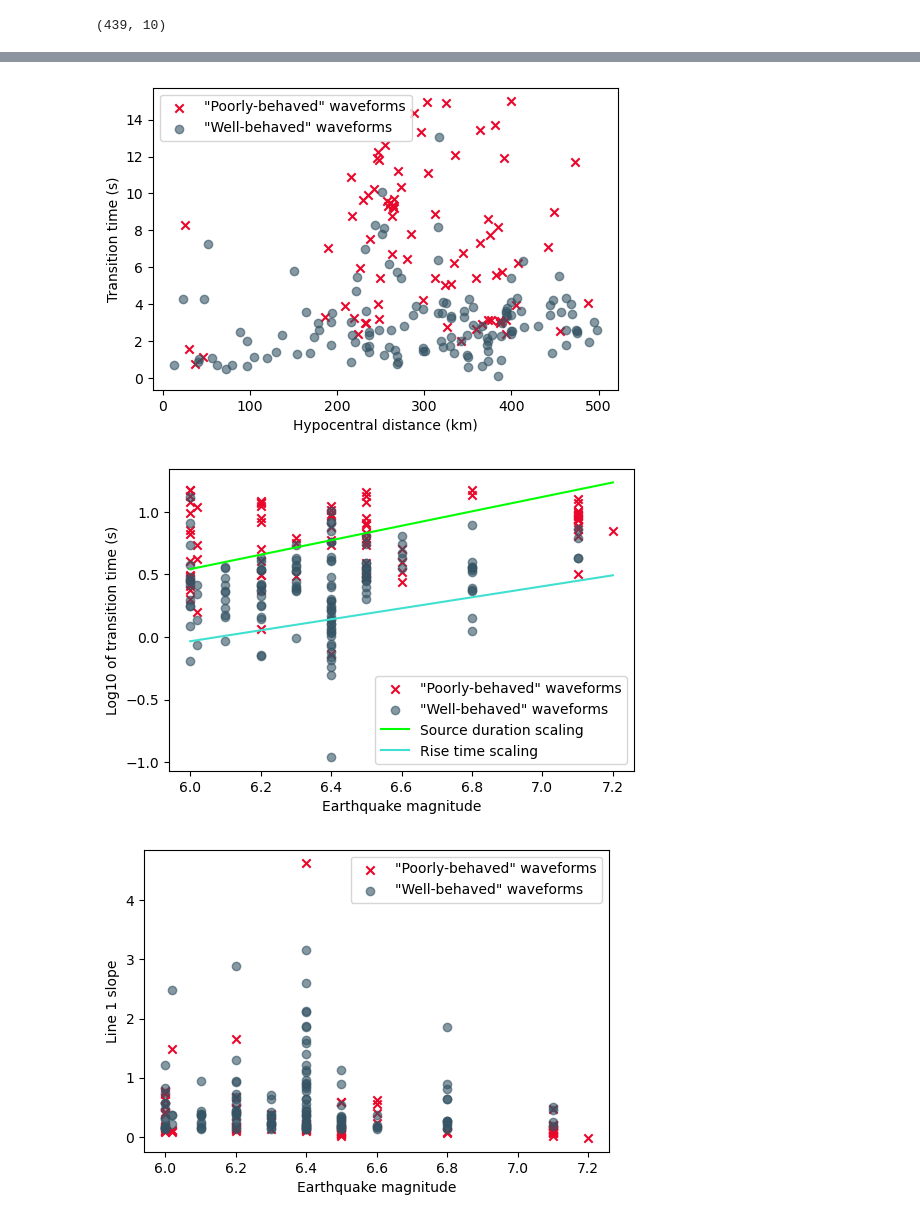
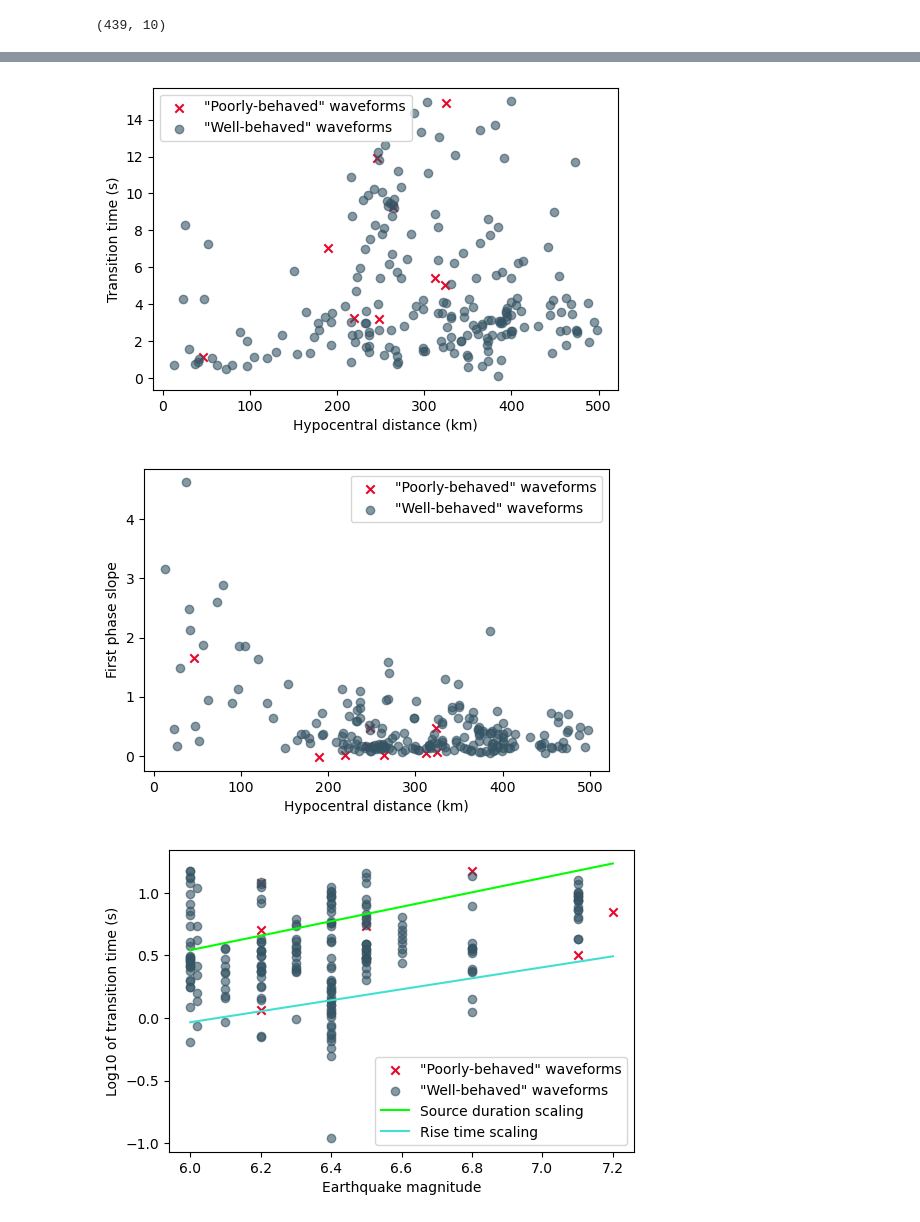
Before and after one commit to UO-Geophysics/strain, a Jupyter notebook: ipynbs/filtered_strain/7_MCMC_error_sort.ipynb, the cells around one changed output, grey strips where cells are left out. Cells and saved outputs as stored; diff of their text form; code cells hidden in the pictures.

```diff
--- a/ipynbs/filtered_strain/7_MCMC_error_sort.ipynb
+++ b/ipynbs/filtered_strain/7_MCMC_error_sort.ipynb
@@ -141,21 +141,22 @@ for idx in range(len(mcmc_results_array)):
 
     # if error <= 5 and m1_slope > m2_slope and int_time <= 15:
     # if error <= 5 and m1_slope > m2_slope:
-    if diff > 0.1 and error_line1 < 5 and error_line2 < 10 and m2_slope > 0.005:
+    # if diff > 0.1 and error_line1 < 5 and error_line2 < 10:
+    if diff > 0 and error_line1 < 3.5 and error_line2 < 6.5:
         results.append('g')
-        plt.title('Line 1 error: ' + str(round(error_line1,3)) + ', line 2 error: ' + str(round(error_line2,3)) + '\ndiff: ' + str(round(diff,3)) + ', M2 slope: ' + str(round(m2_slope,4)))
-        plt.plot(xobs, yobs, color = 'blue', label = 'Observed data')
-        plt.plot(xobs, ymodel, color = 'red', label = 'Model result')
-        plt.legend()
-        plt.show()
-    else:
-        results.append('b')
-        # plt.title('Line 1 error: ' + str(round(error_line1,3)) + ', line 2 error: ' + str(round(error_line2,3)) + ', diff: ' + str(round(diff,3)))
         # plt.title('Line 1 error: ' + str(round(error_line1,3)) + ', line 2 error: ' + str(round(error_line2,3)) + '\ndiff: ' + str(round(diff,3)) + ', M2 slope: ' + str(round(m2_slope,4)))
         # plt.plot(xobs, yobs, color = 'blue', label = 'Observed data')
         # plt.plot(xobs, ymodel, color = 'red', label = 'Model result')
         # plt.legend()
         # plt.show()
+    else:
+        results.append('b')
+        plt.title('Line 1 error: ' + str(round(error_line1,3)) + ', line 2 error: ' + str(round(error_line2,3)) + ', diff: ' + str(round(diff,3)))
+        # plt.title('Line 1 error: ' + str(round(error_line1,3)) + ', line 2 error: ' + str(round(error_line2,3)) + '\ndiff: ' + str(round(diff,3)) + ', M2 slope: ' + str(round(m2_slope,4)))
+        plt.plot(xobs, yobs, color = 'blue', label = 'Observed data')
+        plt.plot(xobs, ymodel, color = 'red', label = 'Model result')
+        plt.legend()
+        plt.show()
 
     # if error_line1 >= 1 and diff <= 0.1:
     #     plt.title('Line 1 error = ' + str(round(error_line1,1)))
@@ -248,37 +236,47 @@ plt.show()
 # plt.close()
 
 plt.figure(dpi = dpi)
+plt.scatter(bad_results.hypdist.values, bad_results.m1.values, marker = 'x', color = '#E9072B', label = '"Poorly-behaved" waveforms')
+plt.scatter(good_results.hypdist.values, good_results.m1.values, marker = 'o', color = '#355464', alpha = 0.6, label = '"Well-behaved" waveforms')
+plt.xlabel('Hypocentral distance (km)')
+plt.ylabel('First phase slope')
+plt.legend()
+plt.show()
+# plt.savefig(path_to_files + 'figures/filtered_mcmc_plots/summary_hypdist_vs_transtime.png', format = 'PNG')
+# plt.close()
+
+plt.figure(dpi = dpi)
 plt.scatter(bad_results.mag.values, np.log10(bad_results.xinter.values-10), marker = 'x', color = '#E9072B', label = '"Poorly-behaved" waveforms')
 plt.scatter(good_results.mag.values, np.log10(good_results.xinter.values-10), marker = 'o', color = '#355464', alpha = 0.6, label = '"Well-behaved" waveforms')
 plt.plot(mags_for_relation, np.log10(source_durs), color = 'lime', label = 'Source duration scaling')
 plt.plot(mags_for_relation, np.log10(rise_times), color = 'turquoise', label = 'Rise time scaling')
 plt.xlabel('Earthquake magnitude')
 plt.ylabel('Log10 of transition time (s)')
 plt.legend()
 plt.show()
 # plt.savefig(path_to_files + 'figures/filtered_mcmc_plots/summary_mag_vs_transtime.png', format = 'PNG')
 # plt.close()
 
 plt.figure(dpi = dpi)
 plt.scatter(bad_results.mag.values, bad_results.m1.values, marker = 'x', color = '#E9072B', label = '"Poorly-behaved" waveforms')
 plt.scatter(good_results.mag.values, good_results.m1.values, marker = 'o', color = '#355464', alpha = 0.6, label = '"Well-behaved" waveforms')
 plt.xlabel('Earthquake magnitude')
 plt.ylabel('Line 1 slope')
 plt.legend()
 plt.show()
 # plt.savefig(path_to_files + 'figures/filtered_mcmc_plots/summary_mag_vs_m1.png', format = 'PNG')
 # plt.close()
 
 plt.figure(dpi = dpi)
 plt.scatter(bad_results.mag.values, bad_results.m2.values, marker = 'x', color = '#E9072B', label = '"Poorly-behaved" waveforms')
 plt.scatter(good_results.mag.values, good_results.m2.values, marker = 'o', color = '#355464', alpha = 0.6, label = '"Well-behaved" waveforms')
 plt.xlabel('Earthquake magnitude')
 plt.ylabel('Line 2 slope')
 plt.legend()
 plt.show()
 # plt.savefig(path_to_files + 'figures/filtered_mcmc_plots/summary_mag_vs_m2.png', format = 'PNG')
 # plt.close()
 # %% [output]
-[figure, old version]
+[figure, new version]
-[figure, old version]
+[figure, new version]
-[figure, old version]
+[figure, new version]
```
Also changed, not shown: parts of 7 cells of this notebook, 3 other files.
